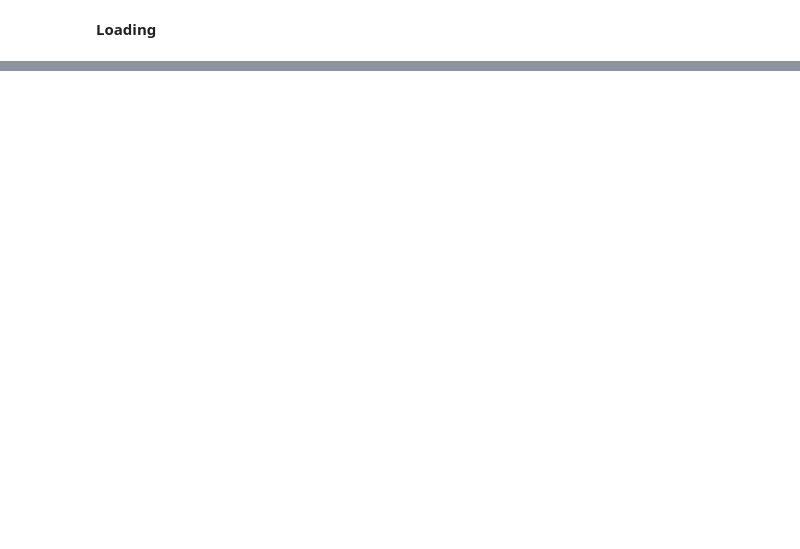
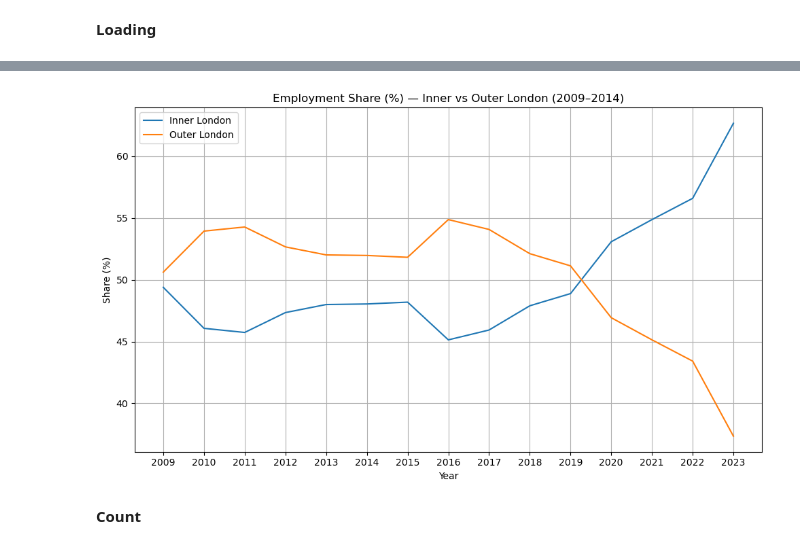
Before and after one commit to hanxiang270/Dissertation, a Jupyter notebook: Notebook_V2.ipynb, the cells around one changed output, grey strips where cells are left out. Cells and saved outputs as stored; diff of their text form; code cells hidden in the pictures; blank space fills up the shorter version.

```diff
--- a/Notebook_V2.ipynb
+++ b/Notebook_V2.ipynb
@@ -545,0 +736,6 @@ Head:
+# %%
+lookup_path = 'Data/GIS/Lookup/Lower_Layer_Super_Output_Area_(2001)_to_Lower_Layer_Super_Output_Area_(2011)_to_Local_Authority_District_(2011)_Lookup_in_England_and_Wales.shp'
+lookup = gpd.read_file(lookup_path)
+lookup = lookup.to_crs(epsg=27700)
+
+print("New CRS:", lookup.crs)
@@ -545,0 +1096,2 @@ Head:
+# %%
+lsoa_ki = lsoa_ki.loc[:, ~lsoa_ki.columns.duplicated()]
@@ -545,0 +1104,9 @@ Head:
+# %%
+count_cols = [col for col in lsoa_ki.columns if col.startswith("count_")]
+
+for count_col in count_cols:
+    year_suffix = count_col.split("_")[1]
+    share_col = f"share_{year_suffix}"
+
+    total_sum = lsoa_ki[count_col].sum()
+    lsoa_ki[share_col] = lsoa_ki[count_col] / total_sum
@@ -545,0 +1147,16 @@ Head:
+# %%
+years = [f"{y:02}" for y in range(9, 24)]  # 2009–2014 as '09' to '14'
+share_summary = []
+
+for y in years:
+    col = f'share_{y}'
+    inner_total = lsoa_ki[lsoa_ki['inner_outer'] == 1][col].sum()
+    outer_total = lsoa_ki[lsoa_ki['inner_outer'] == 0][col].sum()
+
+    share_summary.append({
+        'year': f"20{y}",
+        'Inner London': inner_total * 100,
+        'Outer London': outer_total * 100
+    })
+
+share_df = pd.DataFrame(share_summary)
@@ -545,0 +1182,16 @@ Head:
+# %%
+plt.figure(figsize=(10, 6))
+plt.plot(share_df['year'], share_df['Inner London'], label='Inner London')
+plt.plot(share_df['year'], share_df['Outer London'], label='Outer London')
+
+plt.title("Employment Share (%) — Inner vs Outer London (2009–2014)")
+plt.xlabel("Year")
+plt.ylabel("Share (%)")
+plt.legend()
+plt.grid(True)
+plt.tight_layout()
+plt.show()
+# %% [output]
+[figure, added]
+# %% [markdown]
+**Count**
```
Also changed, not shown: parts of 66 cells of this notebook, 5 other files.
